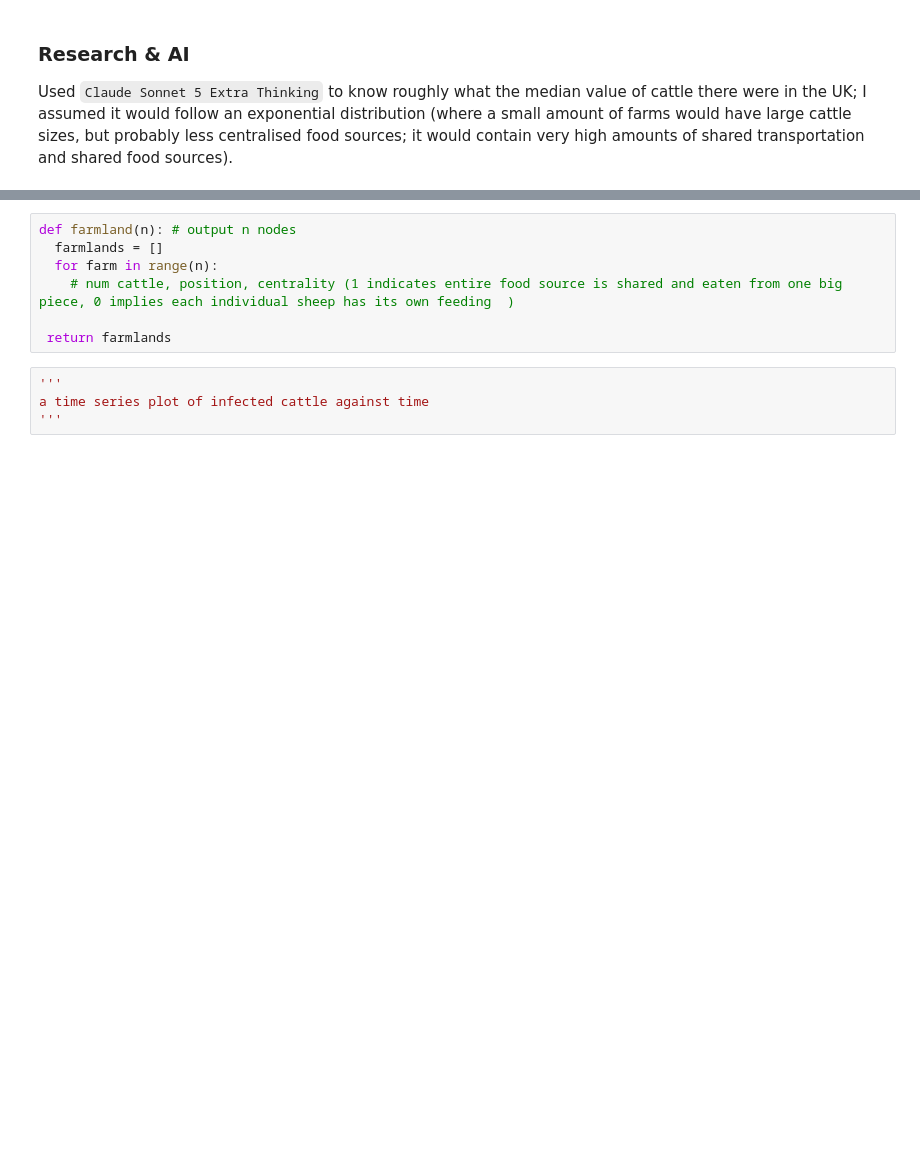
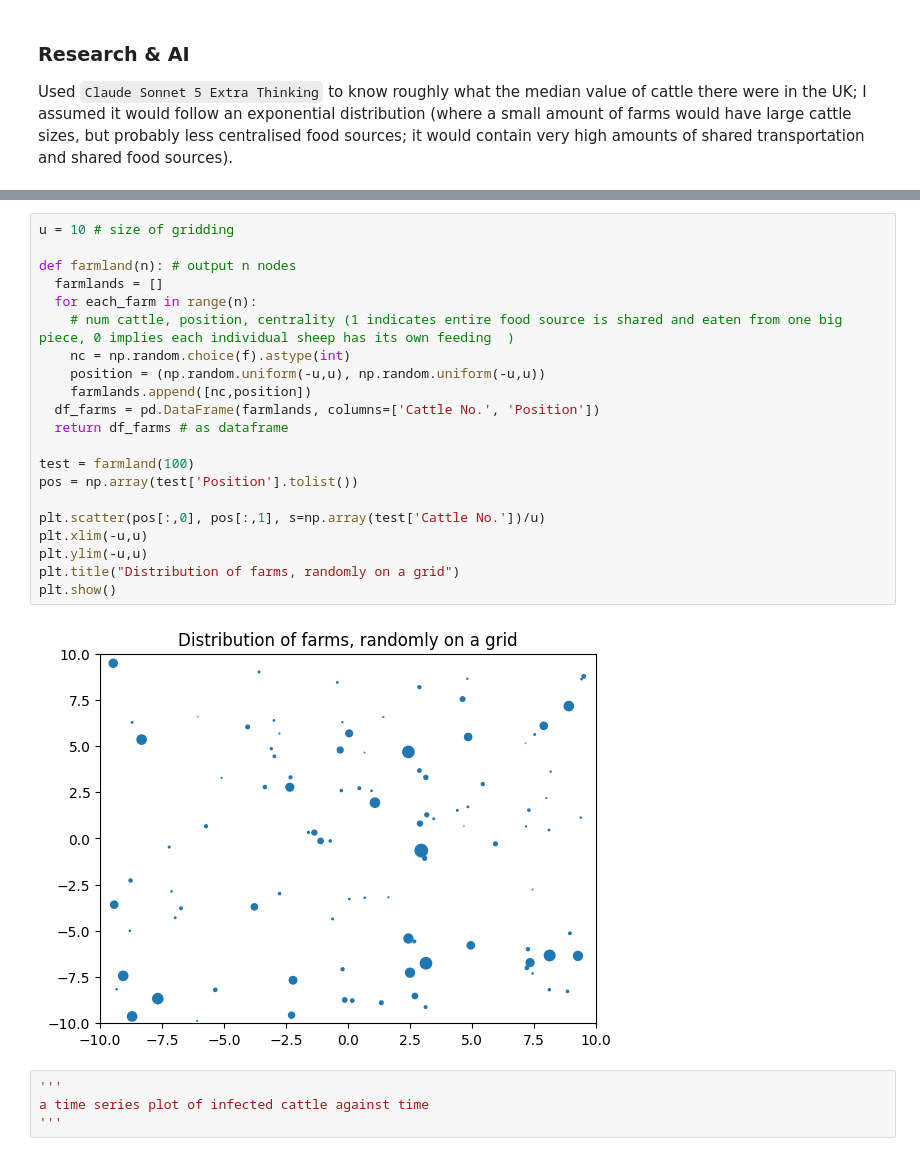
Before and after one commit to r-okotie179/projectTantalus, a Jupyter notebook: synthetic_disease_outbreak.ipynb, the cells around one changed output, grey strips where cells are left out. Saved outputs shown, nothing was run; the diff lists cells and outputs as text; blank space fills up the shorter version.

```diff
--- a/synthetic_disease_outbreak.ipynb
+++ b/synthetic_disease_outbreak.ipynb
@@ -48,10 +47,26 @@ print(f)
 # %%
+u = 10 # size of gridding
+
 def farmland(n): # output n nodes
   farmlands = []
-  for farm in range(n):
+  for each_farm in range(n):
     # num cattle, position, centrality (1 indicates entire food source is shared and eaten from one big piece, 0 implies each individual sheep has its own feeding  )
+    nc = np.random.choice(f).astype(int)
+    position = (np.random.uniform(-u,u), np.random.uniform(-u,u))
+    farmlands.append([nc,position])
+  df_farms = pd.DataFrame(farmlands, columns=['Cattle No.', 'Position'])
+  return df_farms # as dataframe
 
- return farmlands
+test = farmland(100)
+pos = np.array(test['Position'].tolist())
+
+plt.scatter(pos[:,0], pos[:,1], s=np.array(test['Cattle No.'])/u)
+plt.xlim(-u,u)
+plt.ylim(-u,u)
+plt.title("Distribution of farms, randomly on a grid")
+plt.show()
+# %% [output]
+[figure, added]
 # %%
 '''
 a time series plot of infected cattle against time
```
Also changed, not shown: parts of 2 cells of this notebook.
